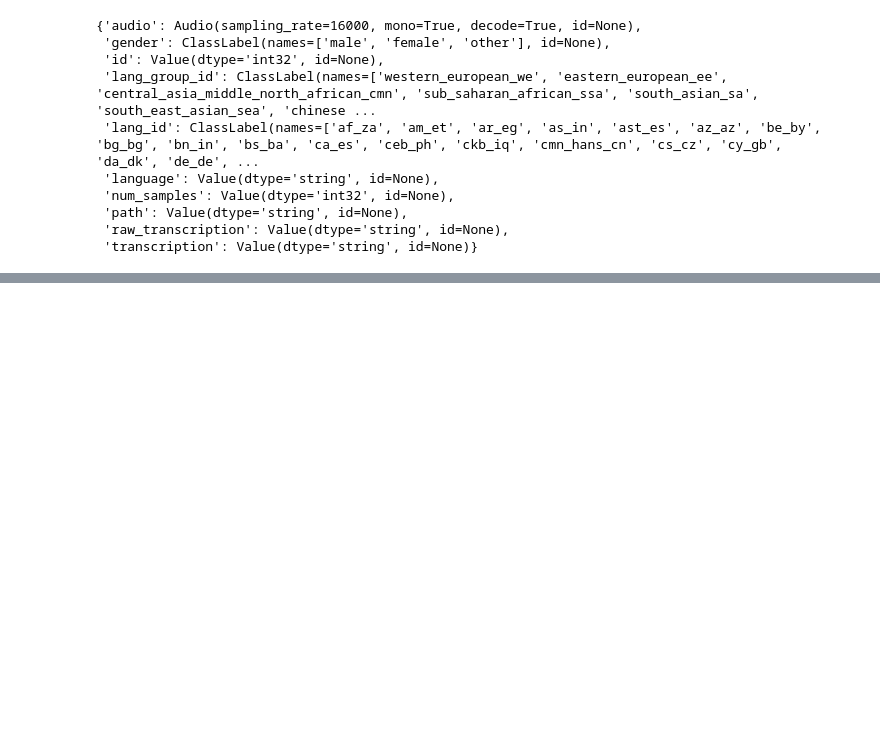
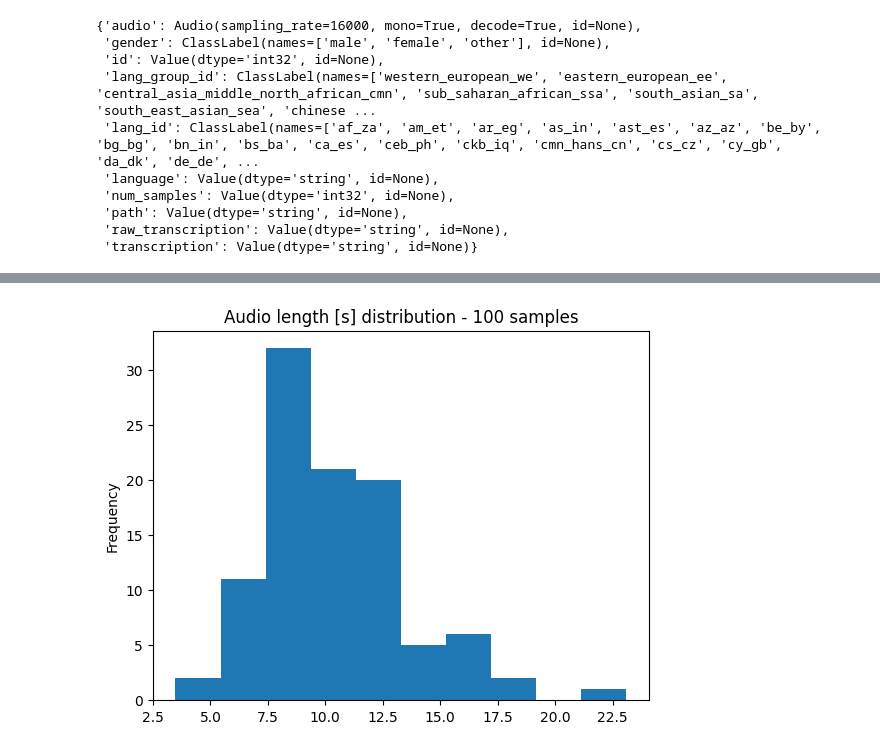
Before and after one commit to marinone94/whisper-inquiry, a Jupyter notebook: src/whisper_training/huggingface_training.ipynb, the cells around one changed output, grey strips where cells are left out. Drawn from its saved outputs; the diff is of its cells as text; code cells hidden in the pictures; blank space fills up the shorter version.

Commit message:
WIP: dataset exploration

```diff
--- a/src/whisper_training/huggingface_training.ipynb
+++ b/src/whisper_training/huggingface_training.ipynb
@@ -57,0 +171,3 @@ pprint(features)
+# %%
+samples = dataset['train'].shuffle().take(100)
+samples.features
@@ -57,0 +178,16 @@ pprint(features)
+# %%
+import pandas as pd
+from tqdm import tqdm
+
+rows = [row for row in tqdm(samples)]
+df = pd.DataFrame(rows, columns=list(samples.features.keys()))
+# %%
+def audio_length(ns):
+    return round(ns / sampling_rate, 2)
+
+def tokenize(text):
+    return processor.tokenizer.tokenize(text)
+# %%
+df["audio_length"] = df["num_samples"].apply(audio_length)
+df["tokens"] = df["raw_transcription"].apply(tokenize)
+df["num_tokens"] = df["tokens"].apply(len)
@@ -57,0 +219,11 @@ pprint(features)
+# %%
+import matplotlib.pyplot as plt
+
+# Plot the histogram
+df.audio_length.plot(kind='hist', bins=10)
+
+# Show the plot
+plt.title(f"Audio length [s] distribution - {len(df)} samples")
+plt.show()
+# %% [output]
+[figure, added]
```
Also changed, not shown: parts of 24 cells of this notebook, 1 other file.
